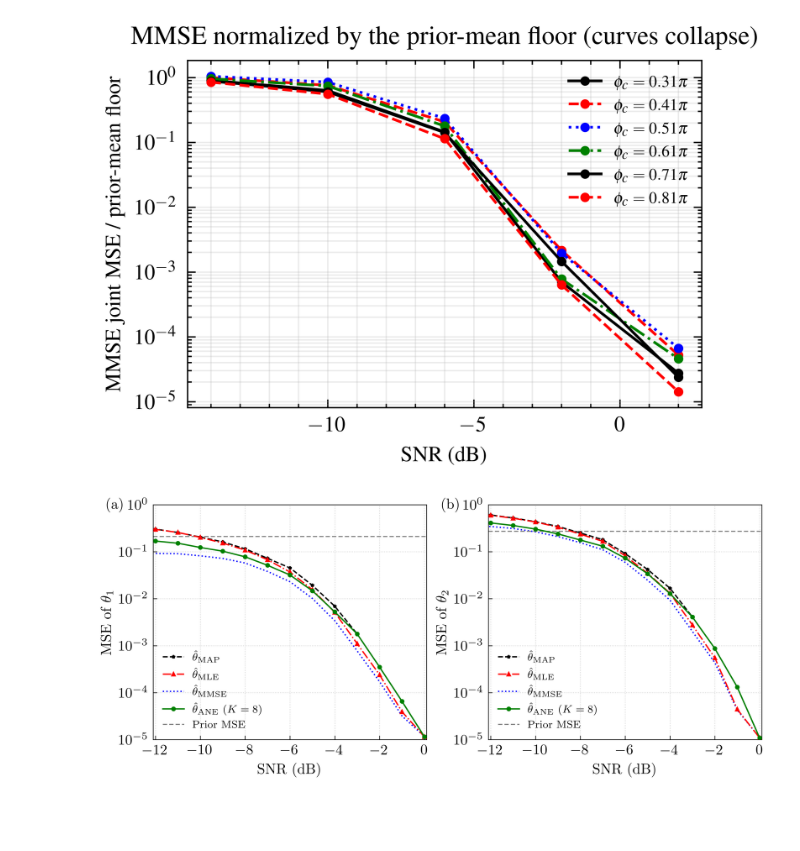
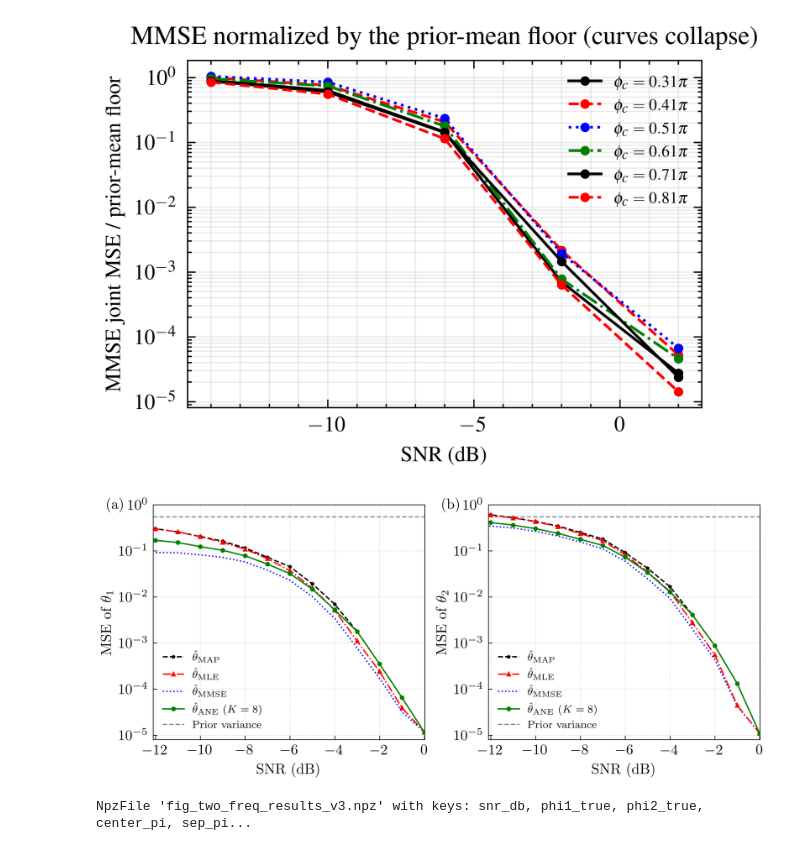
Before and after one commit to resonance-dfb/SSR-Kalman, a Jupyter notebook: 加权最小二乘Fig3.ipynb, the cells around one changed output. Cells and saved outputs as stored; diff of their text form; code cells hidden in the pictures; blank space fills up the shorter version.

```diff
--- a/加权最小二乘Fig3.ipynb
+++ b/加权最小二乘Fig3.ipynb
@@ -2703,7 +2703,7 @@ Loading robustness results from fig_two_freq_robustness_v3.npz...
 import matplotlib as mpl
 import matplotlib.pyplot as plt
 import scienceplots
-
+import numpy as np
 # =========================================================================
 # Global academic style: SciencePlots + IEEE
 # =========================================================================
@@ -2736,7 +2736,8 @@ fig, (ax_s, ax_m) = plt.subplots(
 # 例如：
 # snr = np.arange(0, 35, 5)
 # data = { ... }
-
+data=np.load("fig_two_freq_results_v3.npz")
+snr = data["snr_db"] # 假设 SNR 数组也保存在字典中
 # =========================================================================
 # (a) MSE of phi1 (c0)
 # =========================================================================
@@ -2755,11 +2756,11 @@ ax_s.semilogy(snr, data["mse_ane_c0"], label=rf"$\hat\theta_{{\mathrm{{ANE}}}}\
 
 # 先验下界：c0 的 prior-mean floor
 ax_s.axhline(
-    0.2120,
+    0.5483,
     color="0.5",
     linewidth=0.8,
     linestyle=(0, (4, 2)),
-    label="Prior MSE"
+    label="Prior variance"
 )
 
 ax_s.set_xlabel("SNR (dB)", fontsize=11)
@@ -2781,8 +2782,8 @@ ax_s.text(
     fontsize=11
 )
 ax_s.set_xticks([-12, -10, -8,-6, -4, -2, 0, 2])
-ax_s.set_xlim([-12.1, 0.1])
-ax_s.set_ylim([0.00001,1.0])
+ax_s.set_xlim([-12.1, 0.02])
+ax_s.set_ylim([0.000008,1])
 # 关闭 minor ticks
 ax_s.minorticks_off()
 
@@ -2805,44 +2806,48 @@ ax_m.semilogy(snr, data["mse_mmse_c1"], label=r"$\hat\theta_{\mathrm{MMSE}}$", l
 ax_m.semilogy(snr, data["mse_ane_c1"], label=rf"$\hat\theta_{{\mathrm{{ANE}}}}\ (K=8)$", marker="o", ms=2.5, zorder=4, linestyle="-", color="C3")
 
 ax_m.axhline(
-    0.2738,
+    0.5483,
     color="0.5",
     linewidth=0.8,
     linestyle=(0, (4, 2)),
-    label="Prior MSE"
+    label="Prior variance"
 )
 
 ax_m.set_xlabel("SNR (dB)", fontsize=11)
 ax_m.set_ylabel(r"MSE of $\theta_2$", fontsize=11)
 ax_m.tick_params(axis='both', labelsize=11)
 
 ax_m.legend(
     loc="lower left",
     fontsize=8
 )
 
 # Panel label
 ax_m.text(
     -0.17,1.03,
     r'$\mathrm{(b)}$',
     transform=ax_m.transAxes,
     ha='left',
     va='top',
     fontsize=11
 )
 ax_m.set_xticks([-12, -10, -8,-6, -4, -2, 0, 2])
-ax_m.set_xlim([-12.1, 0.1])
-ax_m.set_ylim([0.00001,1.0])
+ax_m.set_xlim([-12.1, 0.02])
+ax_m.set_ylim([0.000008,1])
 # 关闭 minor ticks
 ax_m.minorticks_off()
 
 # 只给主刻度画网格
 ax_m.grid(which="major", ls=":", alpha=0.6)
 # =========================================================================
 # Save & Show
 # =========================================================================
 # 不再需要紧凑布局因为初始化中设置了 constrained_layout=True
 fig.savefig("D:/Fig3-1.pdf", dpi=1000)
 plt.show()
 # %% [output]
-[figure, old version]
+[figure, new version]
+# %%
+data
+# %% [output]
+NpzFile 'fig_two_freq_results_v3.npz' with keys: snr_db, phi1_true, phi2_true, center_pi, sep_pi...
```
Also changed, not shown: parts of 1 cell of this notebook.
